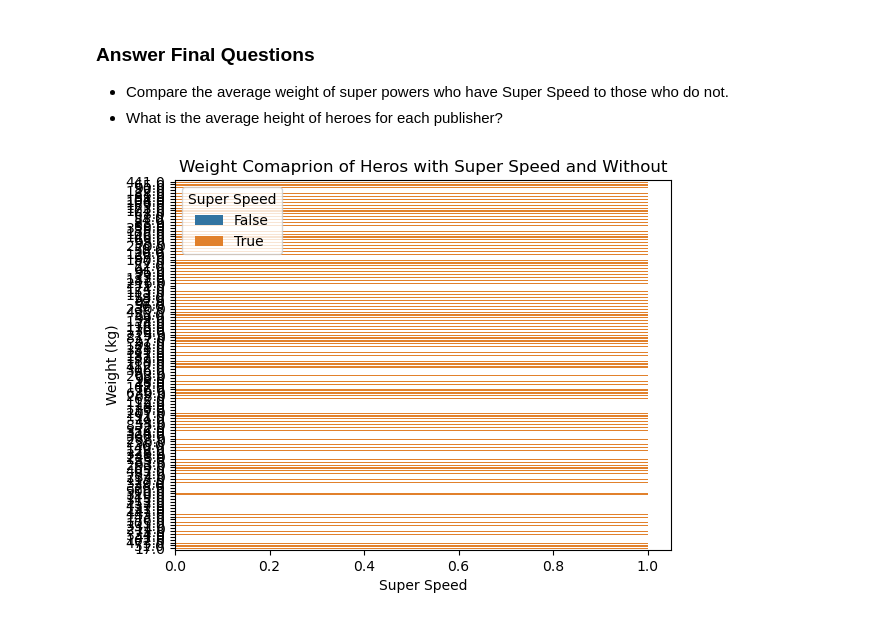
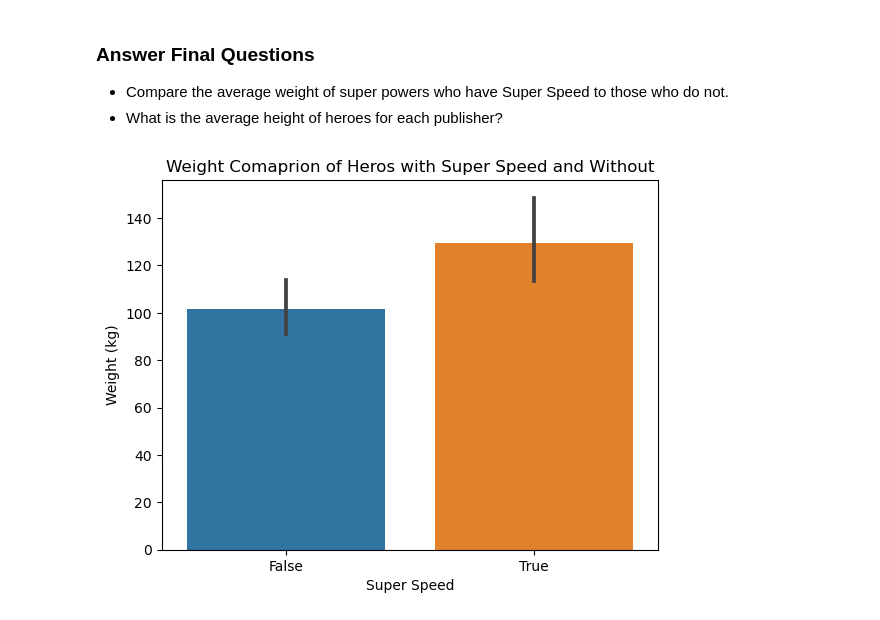
Before and after one commit to kassiedancer92/Applying_Advanced_Transformations, a Jupyter notebook: Applying_Advanced_Trasnformations.ipynb, the cells around one changed output. Drawn from its saved outputs; the diff is of its cells as text; code cells hidden in the pictures.

```diff
--- a/Applying_Advanced_Trasnformations.ipynb
+++ b/Applying_Advanced_Trasnformations.ipynb
@@ -302,10 +296,10 @@ df.head()
 - What is the average height of heroes for each publisher?
 # %%
 #Create bar plot of weight with those with super speed and those without
-ax = sns.barplot(data = df, x = 'Super Speed', y = 'Weight (kg)', hue='Super Speed')
+ax = sns.barplot(data = df, x = 'Super Speed', y = 'Weight (kg)')
 ax.set_title('Weight Comaprion of Heros with Super Speed and Without');
 # %% [output]
-[figure, old version]
+[figure, new version]
 # %%
 #Compare heights of heroes for each publisher
 avg_height = df.groupby('Publisher')['Height (cm)'].mean()
```
Also changed, not shown: parts of 5 cells of this notebook.
